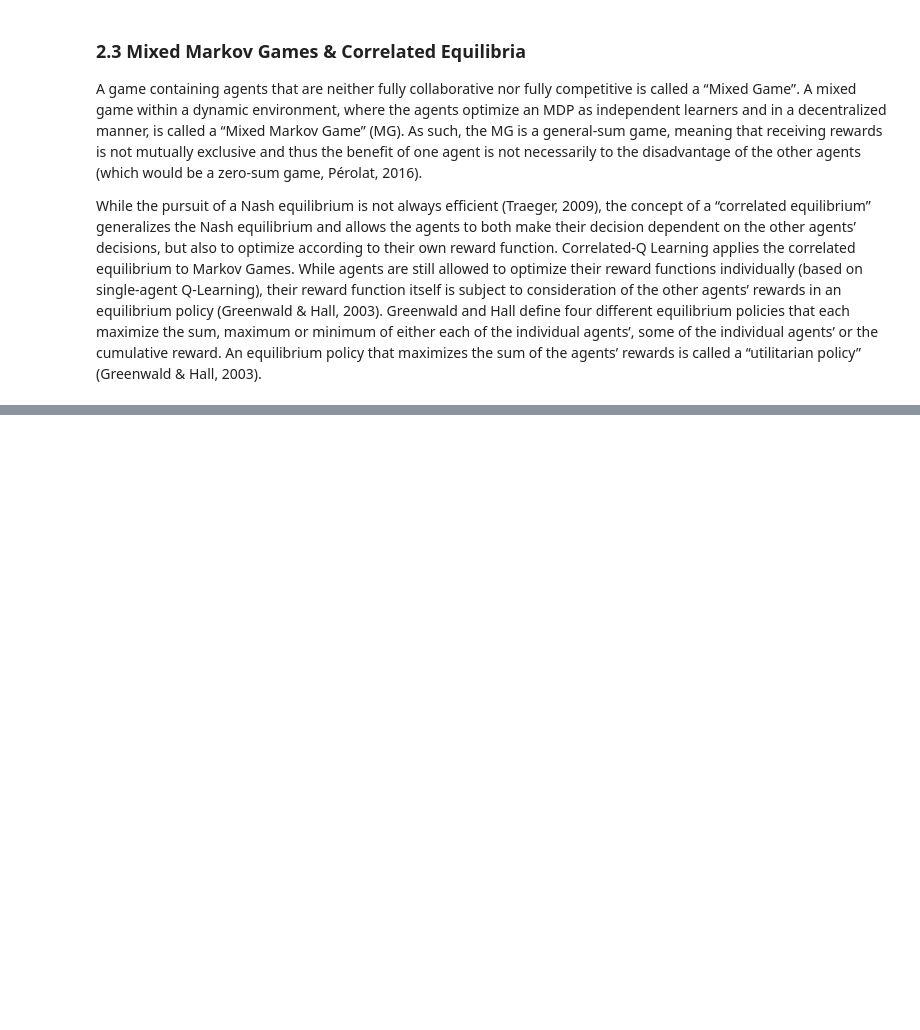
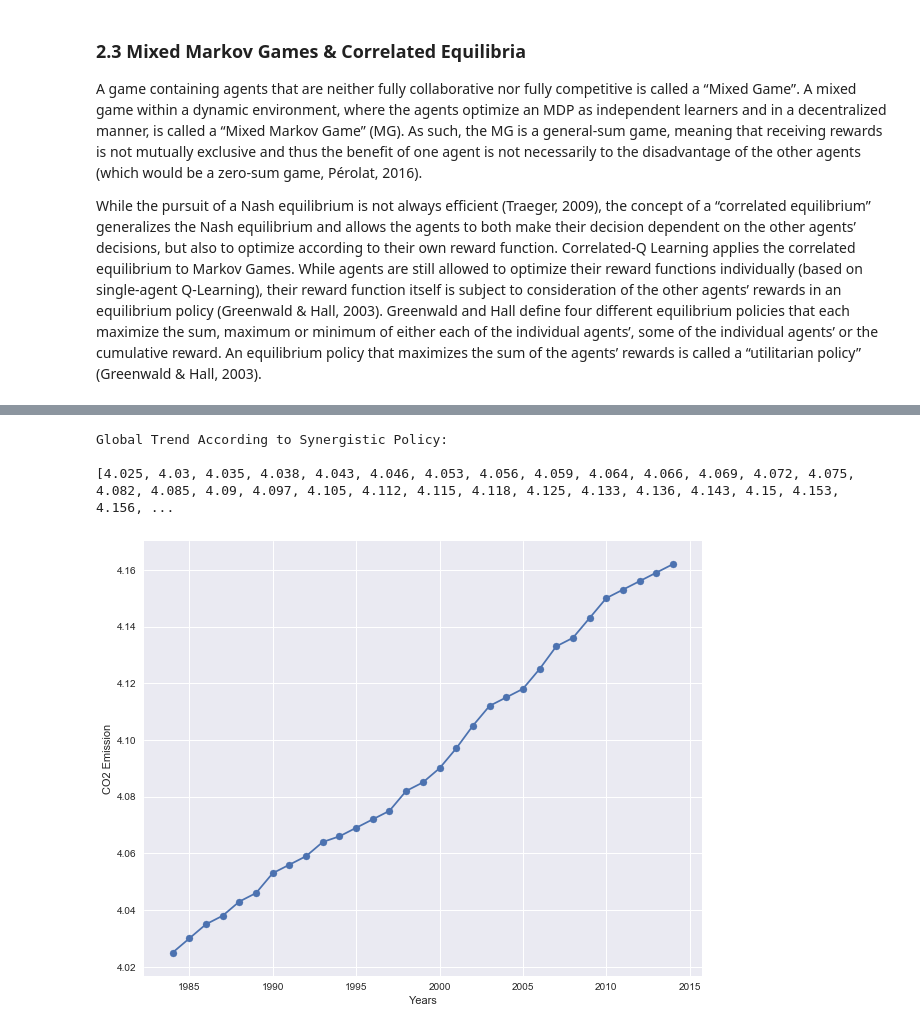
Before and after one commit to RL-carbonfootprint/Reducing-the-Global-Carbon-Footprint-based-on-MARL, a Jupyter notebook: Dynamic_Paper_MARL_&_Global_Carbon_Footprint_School_of_AI_ipynb.ipynb, the cells around one changed output, grey strips where cells are left out. Drawn from its saved outputs; the diff is of its cells as text; code cells hidden in the pictures; blank space fills up the shorter version.

```diff
--- a/Dynamic_Paper_MARL_&_Global_Carbon_Footprint_School_of_AI_ipynb.ipynb
+++ b/Dynamic_Paper_MARL_&_Global_Carbon_Footprint_School_of_AI_ipynb.ipynb
@@ -615,0 +166,2 @@ Bowling, M., & Veloso, M. (2001, August). Rational and convergent learning in st
+# %%
+years = len(LT_df.columns)
@@ -615,0 +409,13 @@ Bowling, M., & Veloso, M. (2001, August). Rational and convergent learning in st
+# %%
+#Synergistic Policy
+Q_LT_Best = Q_LT_per_epoch[np.argmin(cumulative_reward_per_epoch)]
+Q_MT_Best = Q_MT_per_epoch[np.argmin(cumulative_reward_per_epoch)]
+Q_ST_Best = Q_ST_per_epoch[np.argmin(cumulative_reward_per_epoch)]
+
+LT_Synergistic = [LT_action_space[i] for i in Q_LT_Best[1:]]
+MT_Synergistic = [MT_action_space[i] for i in Q_MT_Best[1:]]
+ST_Synergistic = [ST_action_space[i] for i in Q_ST_Best[1:]]
+
+print("LT's Strategy to achieve Lowest Cumulative Reward:\n",LT_Synergistic)
+print("\nMT's Strategy to achieve Lowest Cumulative Reward:\n",MT_Synergistic)
+print("\nST's Strategy to achieve Lowest Cumulative Reward:\n",ST_Synergistic)
@@ -615,0 +472,33 @@ Bowling, M., & Veloso, M. (2001, August). Rational and convergent learning in st
+# %%
+def get_trend(Q_LT,Q_MT,Q_ST,):
+    global_state_of_co2_emission = 4.025
+    global_trend = [4.025]
+    for year in range(0, years):
+        #actions based on Policies
+        LT_action = Q_LT[year]
+        MT_action = Q_MT[year]
+        ST_action = Q_ST[year]
+
+        global_state_of_co2_emission += (
+            (LT_action * Population_LT[year]) + (MT_action * Population_MT[year]) +
+            (ST_action * Population_ST[year])) / Population_array[year]
+
+        global_trend.append(np.round(global_state_of_co2_emission,3))
+    return global_trend
+# %%
+#Synergistic Policy
+
+global_trend_Synergistic = get_trend(LT_Synergistic,MT_Synergistic,ST_Synergistic)
+print('Global Trend According to Synergistic Policy:\n')
+print(global_trend_Synergistic)
+plt.figure(figsize=(10,8))
+plt.plot(years_array,global_trend_Synergistic)
+plt.xlabel('Years')
+plt.ylabel('CO2 Emission')
+plt.scatter(years_array,global_trend_Synergistic)
+plt.show()
+# %% [output]
+Global Trend According to Synergistic Policy:
+
+[4.025, 4.03, 4.035, 4.038, 4.043, 4.046, 4.053, 4.056, 4.059, 4.064, 4.066, 4.069, 4.072, 4.075, 4.082, 4.085, 4.09, 4.097, 4.105, 4.112, 4.115, 4.118, 4.125, 4.133, 4.136, 4.143, 4.15, 4.153, 4.156, ...
+[figure, added]
```
Also changed, not shown: parts of 40 cells of this notebook, 1 other file.
